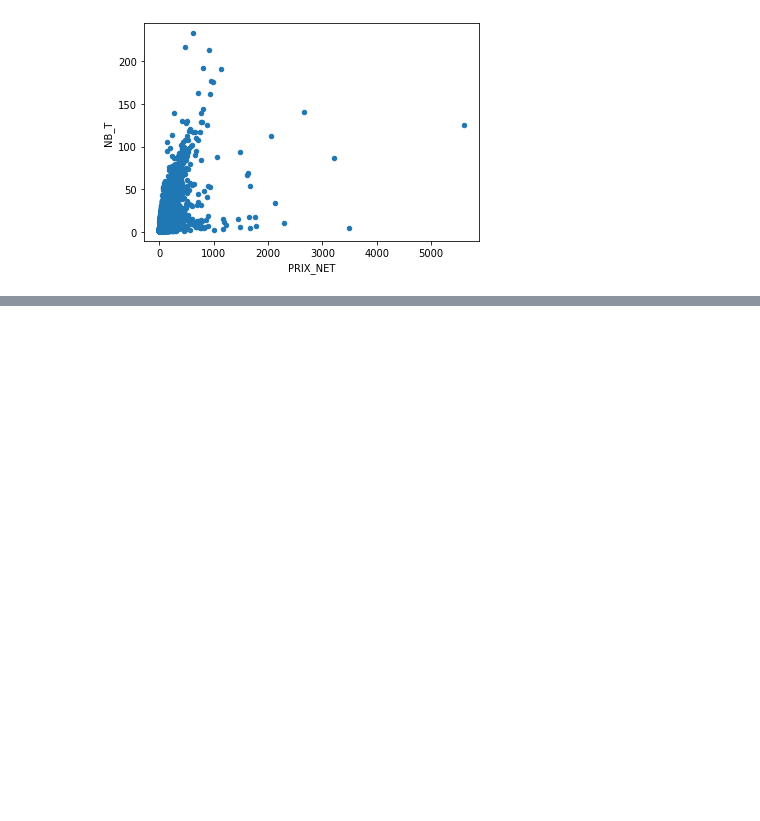
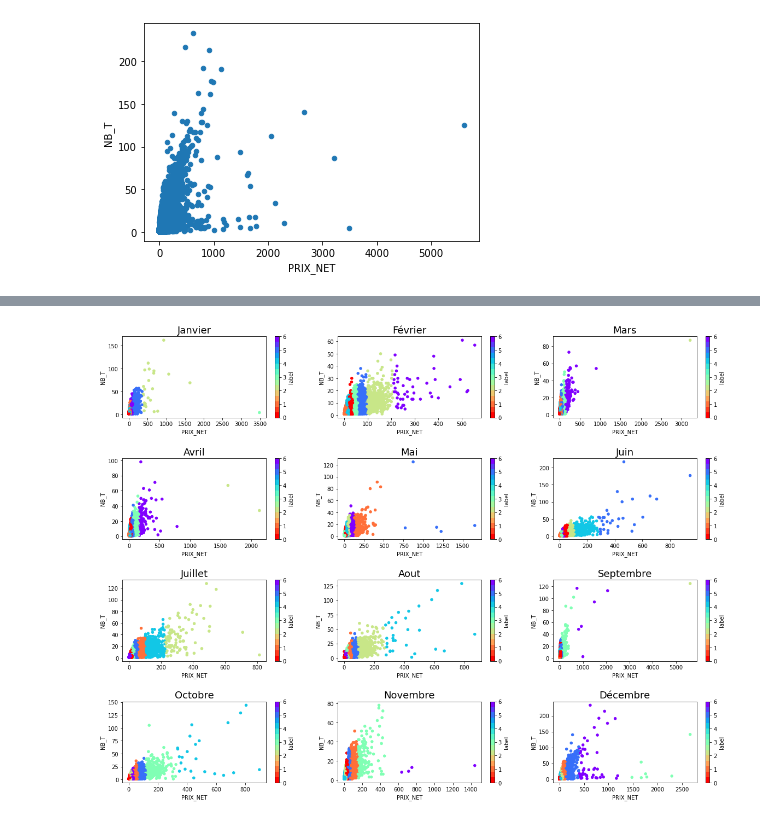
Before and after one commit to gu1lhemlcb/T-DAT, a Jupyter notebook: cart-mean-month.ipynb, the cells around one changed output, grey strips where cells are left out. Cells and saved outputs as stored; diff of their text form; code cells hidden in the pictures; blank space fills up the shorter version.

```diff
--- a/cart-mean-month.ipynb
+++ b/cart-mean-month.ipynb
@@ -205,0 +240,29 @@ df_cluster_point.plot.scatter(x="PRIX_NET", y="NB_T")
+# %%
+import matplotlib.cm as cm
+
+
+# colors = cm.rainbow(np.linspace(0, 1, nb_cluster))
+
+# colors = cm.jet(np.linspace(0,1,nb_cluster))
+
+# colors = cm.get_cmap('viridis', 12)
+
+color_map = pplt.get_cmap('rainbow', nb_cluster)
+reversed_color_map = color_map.reversed()
+# %%
+month = range(1, 13)
+nrow=4
+ncol=3
+fig, axes = pplt.subplots(nrow, ncol, figsize=(20,15))
+months = ["Janvier", "Février", "Mars", "Avril", "Mai", "Juin", "Juillet", "Aout", "Septembre", "Octobre", "Novembre", "Décembre"]
+count = 0
+
+pplt.subplots_adjust(left=None, bottom=None, right=None, top=None, wspace=None, hspace=0.5)
+for i, ax in enumerate(axes.ravel()): # 2
+    ax.set_title(months[i], fontsize=18) # 3
+for r in range(nrow):
+    for c in range(ncol):
+        df_list[count].plot.scatter(x="PRIX_NET", y="NB_T", c="label", colormap=reversed_color_map, ax=axes[r,c])
+        count += 1
+# %% [output]
+[figure, added]
```
Also changed, not shown: parts of 4 cells of this notebook, 2 other files.
